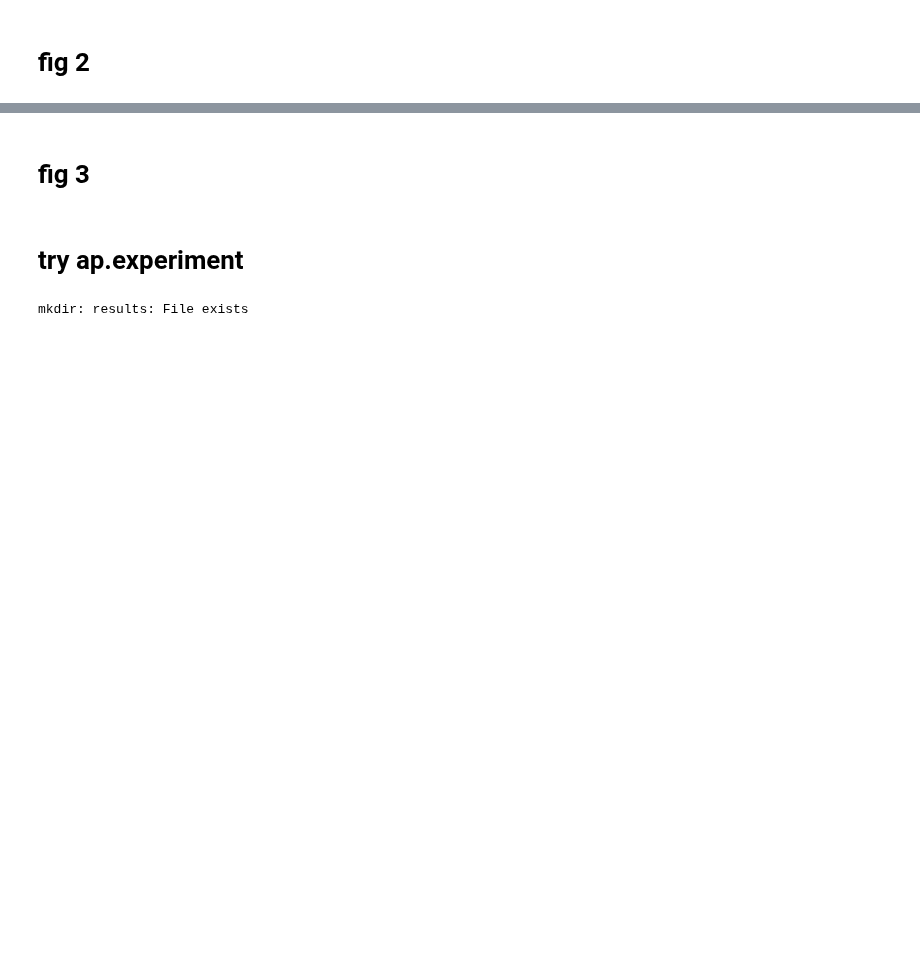
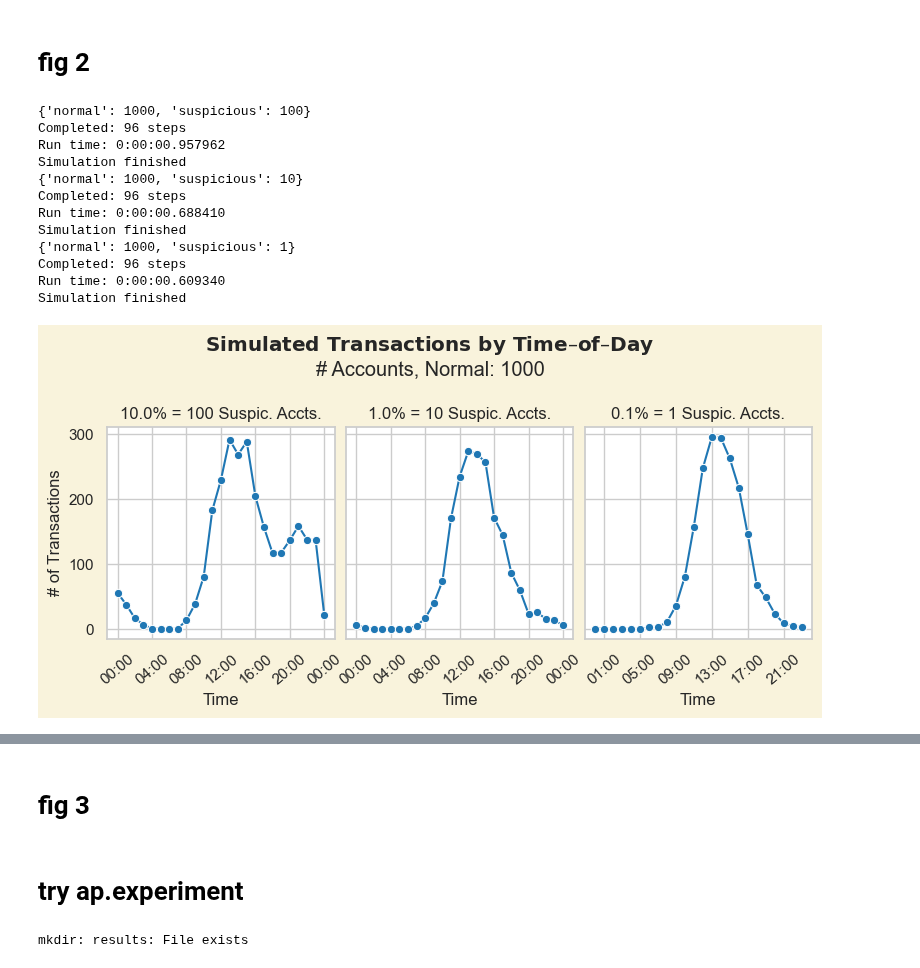
Before and after one commit to nouyang/fake-banking-data, a Jupyter notebook: 0-orchestrate_experiments.ipynb, the cells around one changed output, grey strips where cells are left out. Drawn from its saved outputs; the diff is of its cells as text; code cells hidden in the pictures; blank space fills up the shorter version.

Commit message:
tried latex font, don't like it, but here's the plots

```diff
--- a/0-orchestrate_experiments.ipynb
+++ b/0-orchestrate_experiments.ipynb
@@ -72,2 +81,20 @@ num agents {'normal': 10000, 'suspicious': 200} {'normal': 10000, 'suspicious':
 # %% [markdown]
 # fig 2
+# %%
+importlib.reload(abm)
+fig = abm.BankExpsCollection.gen_fig_2()
+fig
+# %% [output]
+{'normal': 1000, 'suspicious': 100}
+Completed: 96 steps
+Run time: 0:00:00.957962
+Simulation finished
+{'normal': 1000, 'suspicious': 10}
+Completed: 96 steps
+Run time: 0:00:00.688410
+Simulation finished
+{'normal': 1000, 'suspicious': 1}
+Completed: 96 steps
+Run time: 0:00:00.609340
+Simulation finished
+[figure, added]
```
Also changed, not shown: parts of 6 cells of this notebook, 1 other file.
